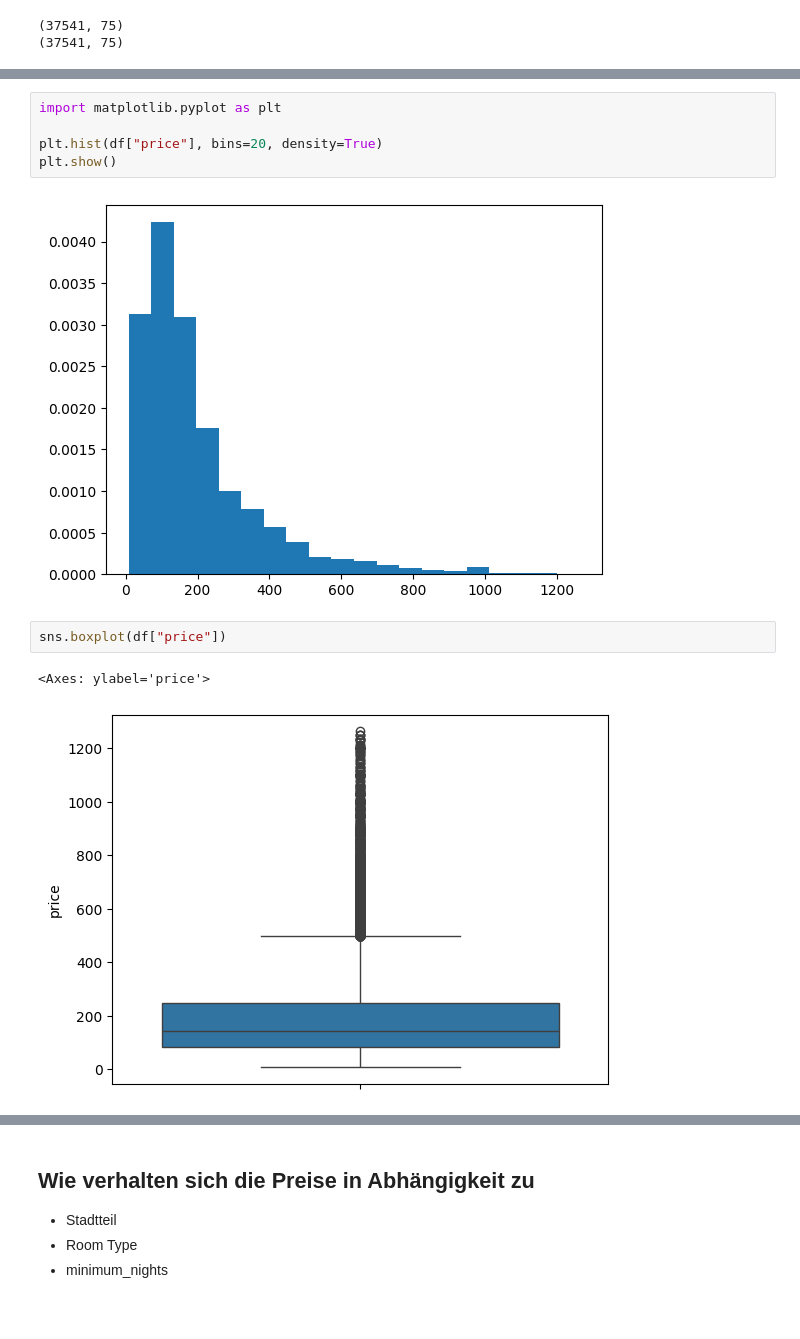
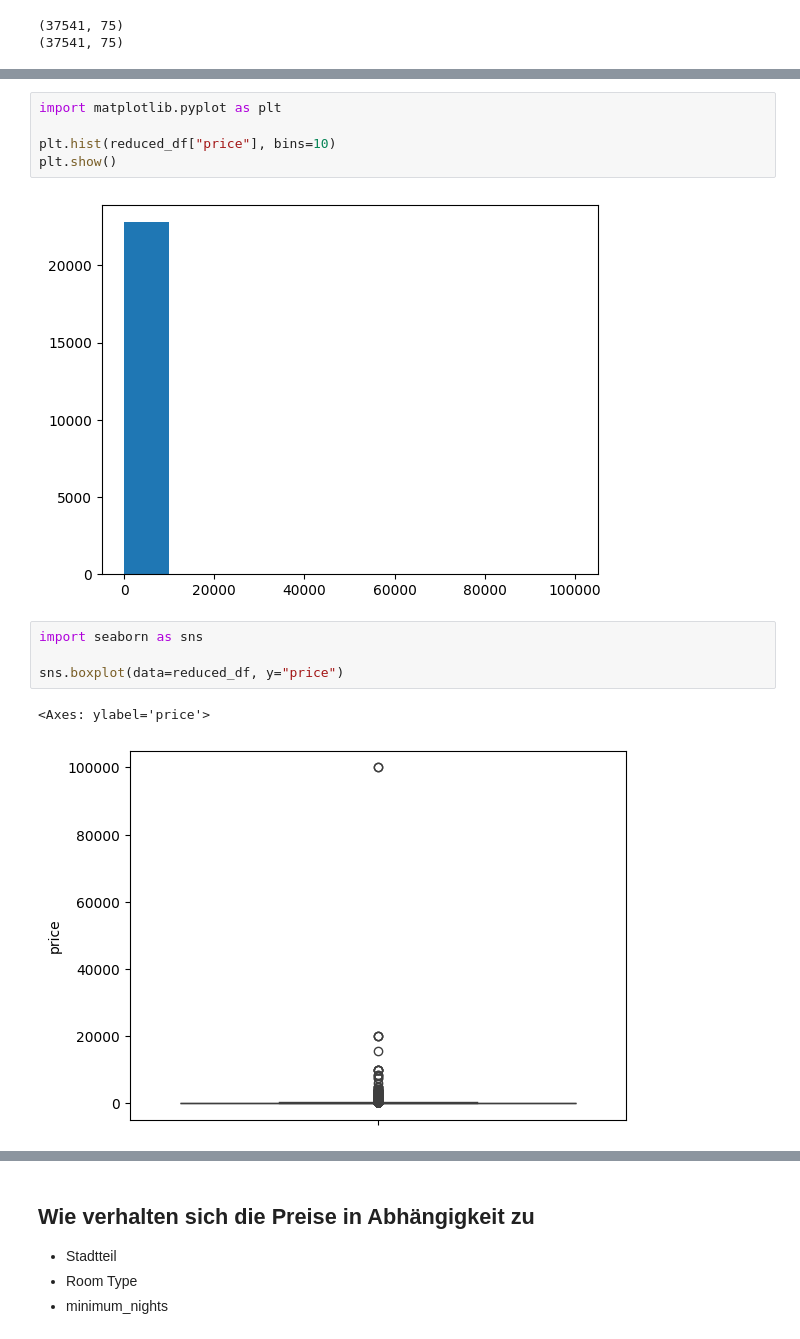
Before and after one commit to co-dex-gmbh/python-data-science-g5, a Jupyter notebook: woche1/airbnb/notebooks/live-original-11-12-2024.ipynb, the cells around one changed output, grey strips where cells are left out. Drawn from its saved outputs; the diff is of its cells as text.

```diff
--- a/woche1/airbnb/notebooks/live-original-11-12-2024.ipynb
+++ b/woche1/airbnb/notebooks/live-original-11-12-2024.ipynb
@@ -82,12 +211,14 @@ df.shape
 # %%
 import matplotlib.pyplot as plt
 
-plt.hist(df["price"], bins=20, density=True)
+plt.hist(reduced_df["price"], bins=10)
 plt.show()
 # %% [output]
-[figure, old version]
+[figure, new version]
-# %%
-sns.boxplot(df["price"])
-# %% [output]
-<Axes: ylabel='price'>
-[figure, removed]
+# %%
+import seaborn as sns
+
+sns.boxplot(data=reduced_df, y="price")
+# %% [output]
+<Axes: ylabel='price'>
+[figure, added]
```
Also changed, not shown: parts of 50 cells of this notebook.
